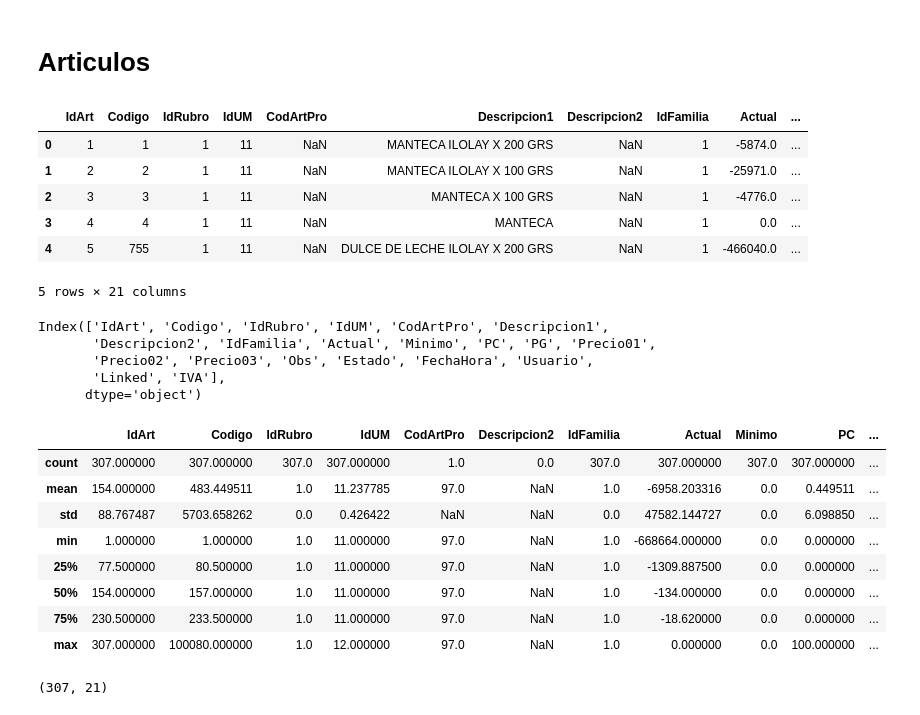
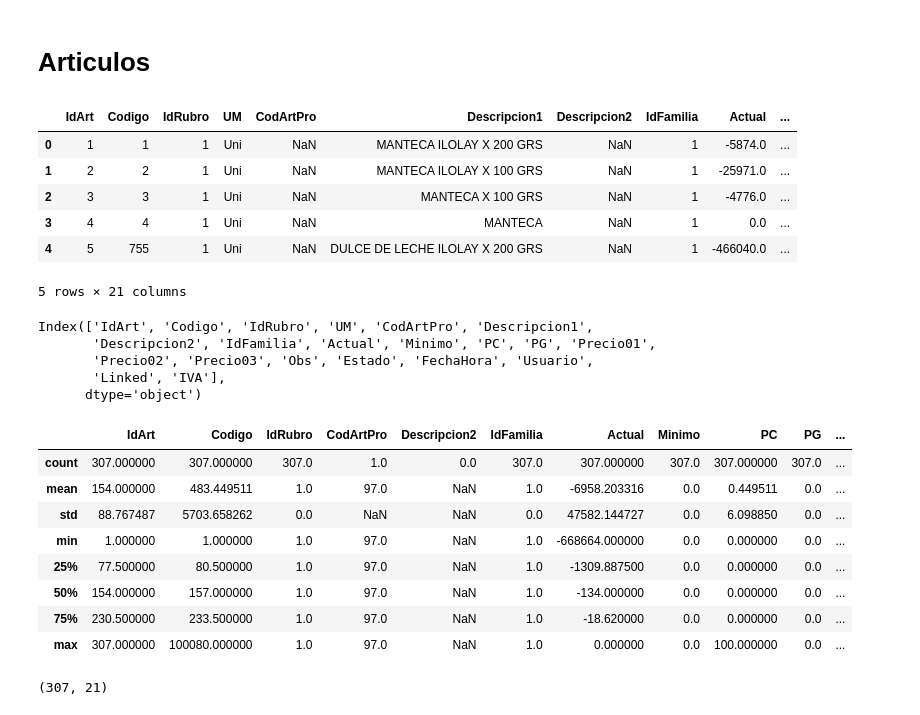
Before and after one commit to jesusandres31/data-engineering-coki, a Jupyter notebook: jupyter-notebook/notes.ipynb, the cells around one changed output. Saved outputs shown, nothing was run; the diff lists cells and outputs as text; code cells hidden in the pictures.

Commit message:
data exploration work

```diff
--- a/jupyter-notebook/notes.ipynb
+++ b/jupyter-notebook/notes.ipynb
@@ -1,47 +1,47 @@
 # %%
 import pandas as pd
 # %%
-articulos_file = "../data-extract/output/Articulos.csv"
-clientes_file = "../data-extract/output/Clientes.csv"
-factura_file = "../data-extract/output/Factura.csv"
-factura_detalle_file = "../data-extract/output/FacturaDetalle.csv"
-unidad_medida_file = "../data-extract/output/UnidadMedida.csv"
+articulos_file = "../datalake/Articulos.csv"
+clientes_file = "../datalake/Clientes.csv"
+factura_file = "../datalake/Factura.csv"
+factura_detalle_file = "../datalake/FacturaDetalle.csv"
+unidad_medida_file = "../datalake/UnidadMedida.csv"
 
-articulos = pd.read_csv(articulos_file)
-clientes = pd.read_csv(clientes_file)
-factura = pd.read_csv(factura_file)
-factura_detalle = pd.read_csv(factura_detalle_file)
-unidad_medida = pd.read_csv(unidad_medida_file)
+articulos_df = pd.read_csv(articulos_file)
+clientes_df = pd.read_csv(clientes_file)
+factura_df = pd.read_csv(factura_file)
+factura_detalle_df = pd.read_csv(factura_detalle_file)
+unidad_medida_df = pd.read_csv(unidad_medida_file)
 # %% [markdown]
 # Articulos
 # %%
-articulos.head()
+articulos_df.head()
 # %% [output]
-|  | IdArt | Codigo | IdRubro | IdUM | CodArtPro | Descripcion1 | Descripcion2 | IdFamilia | Actual | ... |
-| 0 | 1 | 1 | 1 | 11 | NaN | MANTECA ILOLAY X 200 GRS | NaN | 1 | -5874.0 | ... |
-| 1 | 2 | 2 | 1 | 11 | NaN | MANTECA ILOLAY X 100 GRS | NaN | 1 | -25971.0 | ... |
-| 2 | 3 | 3 | 1 | 11 | NaN | MANTECA X 100 GRS | NaN | 1 | -4776.0 | ... |
-| 3 | 4 | 4 | 1 | 11 | NaN | MANTECA | NaN | 1 | 0.0 | ... |
-| 4 | 5 | 755 | 1 | 11 | NaN | DULCE DE LECHE ILOLAY X 200 GRS | NaN | 1 | -466040.0 | ... |
+|  | IdArt | Codigo | IdRubro | UM | CodArtPro | Descripcion1 | Descripcion2 | IdFamilia | Actual | ... |
+| 0 | 1 | 1 | 1 | Uni | NaN | MANTECA ILOLAY X 200 GRS | NaN | 1 | -5874.0 | ... |
+| 1 | 2 | 2 | 1 | Uni | NaN | MANTECA ILOLAY X 100 GRS | NaN | 1 | -25971.0 | ... |
+| 2 | 3 | 3 | 1 | Uni | NaN | MANTECA X 100 GRS | NaN | 1 | -4776.0 | ... |
+| 3 | 4 | 4 | 1 | Uni | NaN | MANTECA | NaN | 1 | 0.0 | ... |
+| 4 | 5 | 755 | 1 | Uni | NaN | DULCE DE LECHE ILOLAY X 200 GRS | NaN | 1 | -466040.0 | ... |
 5 rows × 21 columns
 # %%
-articulos.columns
+articulos_df.columns
 # %% [output]
-Index(['IdArt', 'Codigo', 'IdRubro', 'IdUM', 'CodArtPro', 'Descripcion1',
+Index(['IdArt', 'Codigo', 'IdRubro', 'UM', 'CodArtPro', 'Descripcion1',
        'Descripcion2', 'IdFamilia', 'Actual', 'Minimo', 'PC', 'PG', 'Precio01',
        'Precio02', 'Precio03', 'Obs', 'Estado', 'FechaHora', 'Usuario',
        'Linked', 'IVA'],
       dtype='object')
 # %%
-articulos.describe()
+articulos_df.describe()
 # %% [output]
-|  | IdArt | Codigo | IdRubro | IdUM | CodArtPro | Descripcion2 | IdFamilia | Actual | Minimo | PC | ... |
-| count | 307.000000 | 307.000000 | 307.0 | 307.000000 | 1.0 | 0.0 | 307.0 | 307.000000 | 307.0 | 307.000000 | ... |
-| mean | 154.000000 | 483.449511 | 1.0 | 11.237785 | 97.0 | NaN | 1.0 | -6958.203316 | 0.0 | 0.449511 | ... |
-| std | 88.767487 | 5703.658262 | 0.0 | 0.426422 | NaN | NaN | 0.0 | 47582.144727 | 0.0 | 6.098850 | ... |
-| min | 1.000000 | 1.000000 | 1.0 | 11.000000 | 97.0 | NaN | 1.0 | -668664.000000 | 0.0 | 0.000000 | ... |
-| 25% | 77.500000 | 80.500000 | 1.0 | 11.000000 | 97.0 | NaN | 1.0 | -1309.887500 | 0.0 | 0.000000 | ... |
-| 50% | 154.000000 | 157.000000 | 1.0 | 11.000000 | 97.0 | NaN | 1.0 | -134.000000 | 0.0 | 0.000000 | ... |
-| 75% | 230.500000 | 233.500000 | 1.0 | 11.000000 | 97.0 | NaN | 1.0 | -18.620000 | 0.0 | 0.000000 | ... |
-| max | 307.000000 | 100080.000000 | 1.0 | 12.000000 | 97.0 | NaN | 1.0 | 0.000000 | 0.0 | 100.000000 | ... |
+|  | IdArt | Codigo | IdRubro | CodArtPro | Descripcion2 | IdFamilia | Actual | Minimo | PC | PG | ... |
+| count | 307.000000 | 307.000000 | 307.0 | 1.0 | 0.0 | 307.0 | 307.000000 | 307.0 | 307.000000 | 307.0 | ... |
+| mean | 154.000000 | 483.449511 | 1.0 | 97.0 | NaN | 1.0 | -6958.203316 | 0.0 | 0.449511 | 0.0 | ... |
+| std | 88.767487 | 5703.658262 | 0.0 | NaN | NaN | 0.0 | 47582.144727 | 0.0 | 6.098850 | 0.0 | ... |
+| min | 1.000000 | 1.000000 | 1.0 | 97.0 | NaN | 1.0 | -668664.000000 | 0.0 | 0.000000 | 0.0 | ... |
+| 25% | 77.500000 | 80.500000 | 1.0 | 97.0 | NaN | 1.0 | -1309.887500 | 0.0 | 0.000000 | 0.0 | ... |
+| 50% | 154.000000 | 157.000000 | 1.0 | 97.0 | NaN | 1.0 | -134.000000 | 0.0 | 0.000000 | 0.0 | ... |
+| 75% | 230.500000 | 233.500000 | 1.0 | 97.0 | NaN | 1.0 | -18.620000 | 0.0 | 0.000000 | 0.0 | ... |
+| max | 307.000000 | 100080.000000 | 1.0 | 97.0 | NaN | 1.0 | 0.000000 | 0.0 | 100.000000 | 0.0 | ... |
 # %%
```
Also changed, not shown: parts of 43 cells of this notebook, 4 other files.
